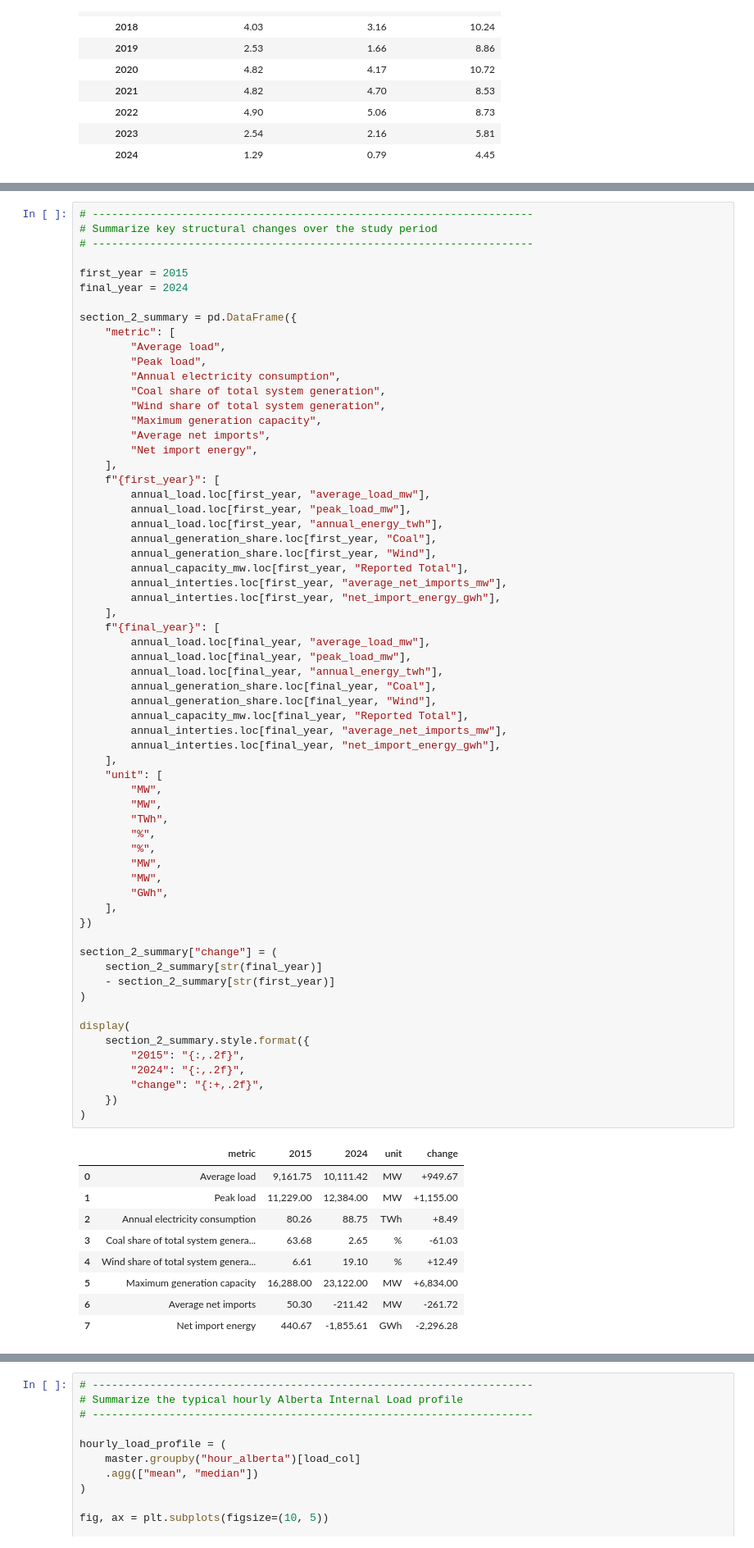
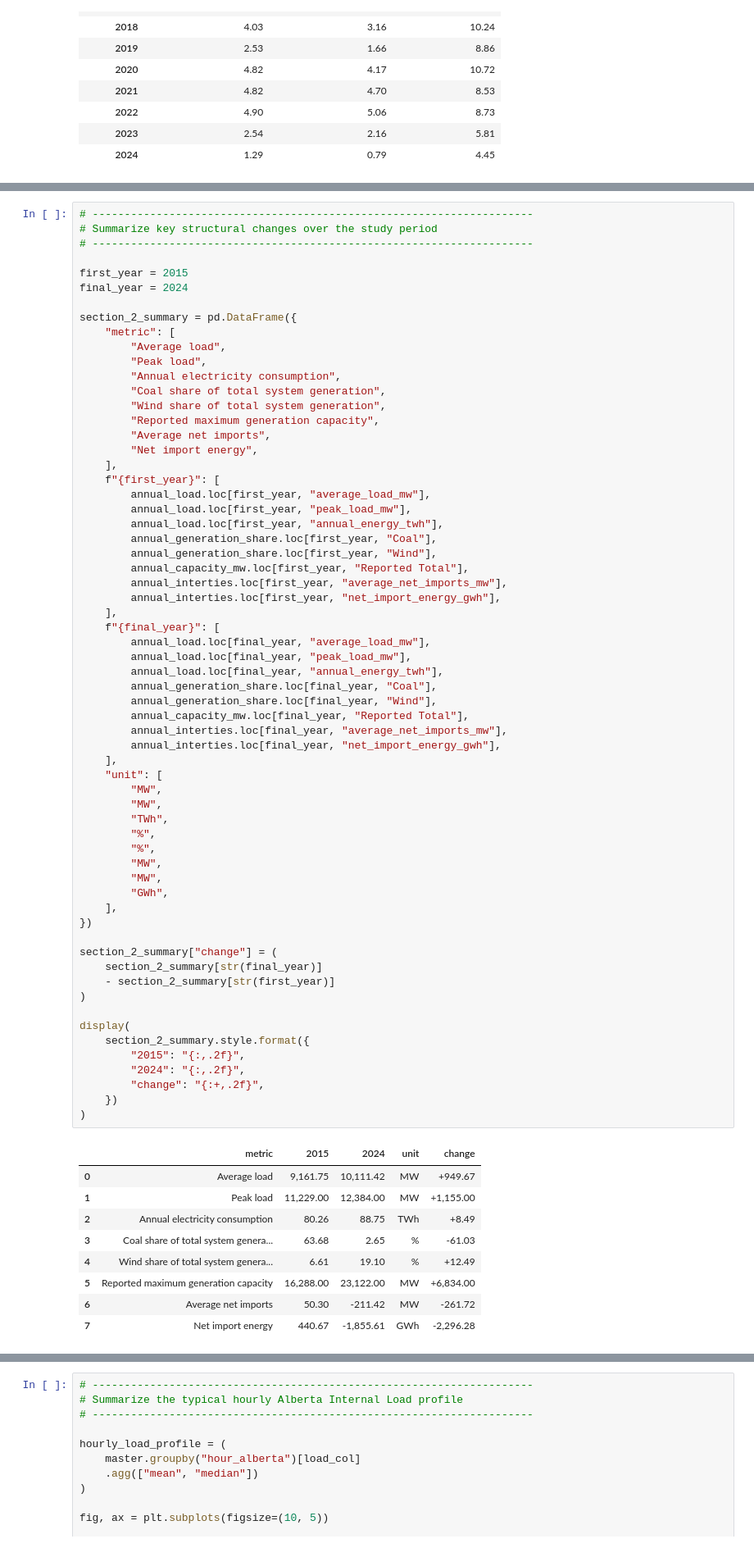
Before and after one commit to bhasein/alberta_power_markets_project, a Jupyter notebook: notebooks/01_Understanding_the_Alberta_Electricity_Market.ipynb, the cells around one changed output, grey strips where cells are left out. Shown at 82% size. Drawn from its saved outputs; the diff is of its cells as text.

```diff
--- a/notebooks/01_Understanding_the_Alberta_Electricity_Market.ipynb
+++ b/notebooks/01_Understanding_the_Alberta_Electricity_Market.ipynb
@@ -1334,7 +1339,7 @@ section_2_summary = pd.DataFrame({
         "Annual electricity consumption",
         "Coal share of total system generation",
         "Wind share of total system generation",
-        "Maximum generation capacity",
+        "Reported maximum generation capacity",
         "Average net imports",
         "Net import energy",
     ],
@@ -1362,33 +1367,33 @@ section_2_summary = pd.DataFrame({
         "MW",
         "MW",
         "TWh",
         "%",
         "%",
         "MW",
         "MW",
         "GWh",
     ],
 })
 
 section_2_summary["change"] = (
     section_2_summary[str(final_year)]
     - section_2_summary[str(first_year)]
 )
 
 display(
     section_2_summary.style.format({
         "2015": "{:,.2f}",
         "2024": "{:,.2f}",
         "change": "{:+,.2f}",
     })
 )
 # %% [output]
 |  | metric | 2015 | 2024 | unit | change |
 | 0 | Average load | 9,161.75 | 10,111.42 | MW | +949.67 |
 | 1 | Peak load | 11,229.00 | 12,384.00 | MW | +1,155.00 |
 | 2 | Annual electricity consumption | 80.26 | 88.75 | TWh | +8.49 |
 | 3 | Coal share of total system genera... | 63.68 | 2.65 | % | -61.03 |
 | 4 | Wind share of total system genera... | 6.61 | 19.10 | % | +12.49 |
-| 5 | Maximum generation capacity | 16,288.00 | 23,122.00 | MW | +6,834.00 |
+| 5 | Reported maximum generation capacity | 16,288.00 | 23,122.00 | MW | +6,834.00 |
 | 6 | Average net imports | 50.30 | -211.42 | MW | -261.72 |
 | 7 | Net import energy | 440.67 | -1,855.61 | GWh | -2,296.28 |
```
Also changed, not shown: parts of 25 cells of this notebook.
